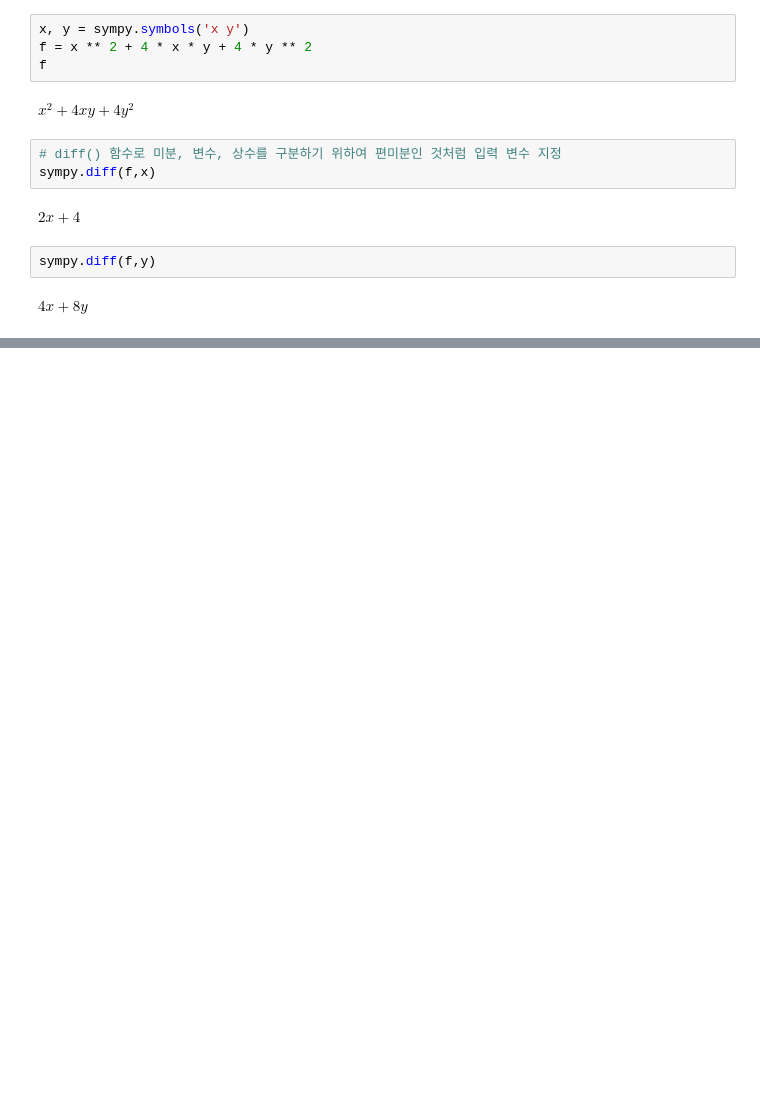
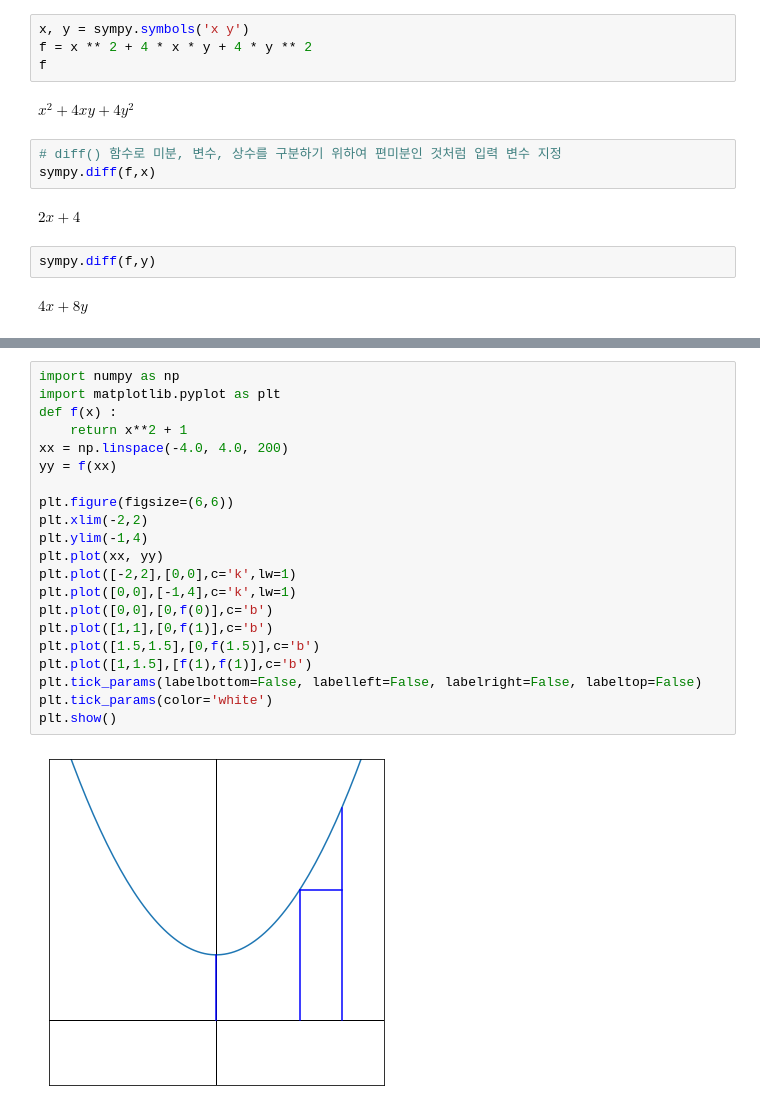
Before and after one commit to bnv20/kdt9, a Jupyter notebook: m3_통계수학/미적분_guide.ipynb, the cells around one changed output, grey strips where cells are left out. Cells and saved outputs as stored; diff of their text form; blank space fills up the shorter version.

```diff
--- a/m3_통계수학/미적분_guide.ipynb
+++ b/m3_통계수학/미적분_guide.ipynb
@@ -162,0 +172,23 @@ $\displaystyle 4 x + 8 y$
+# %%
+import numpy as np
+import matplotlib.pyplot as plt
+def f(x) :
+    return x**2 + 1
+xx = np.linspace(-4.0, 4.0, 200)
+yy = f(xx)
+
+plt.figure(figsize=(6,6))
+plt.xlim(-2,2)
+plt.ylim(-1,4)
+plt.plot(xx, yy)
+plt.plot([-2,2],[0,0],c='k',lw=1)
+plt.plot([0,0],[-1,4],c='k',lw=1)
+plt.plot([0,0],[0,f(0)],c='b')
+plt.plot([1,1],[0,f(1)],c='b')
+plt.plot([1.5,1.5],[0,f(1.5)],c='b')
+plt.plot([1,1.5],[f(1),f(1)],c='b')
+plt.tick_params(labelbottom=False, labelleft=False, labelright=False, labeltop=False)
+plt.tick_params(color='white')
+plt.show()
+# %% [output]
+[figure, added]
```
Also changed, not shown: parts of 8 cells of this notebook.
